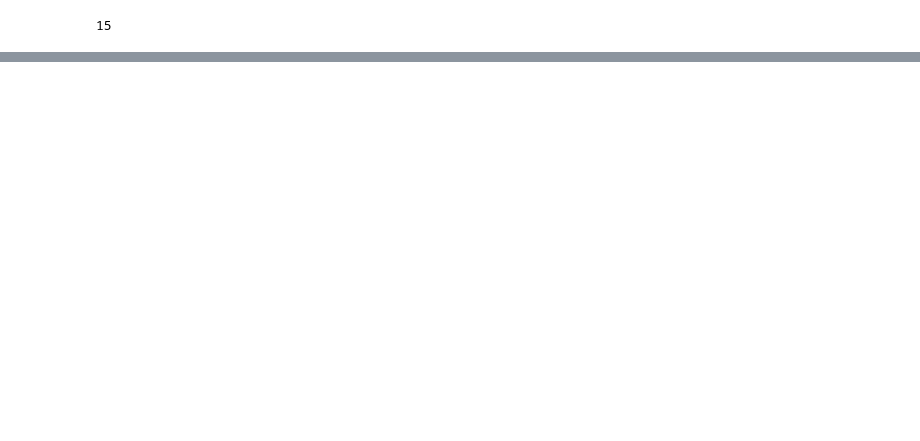
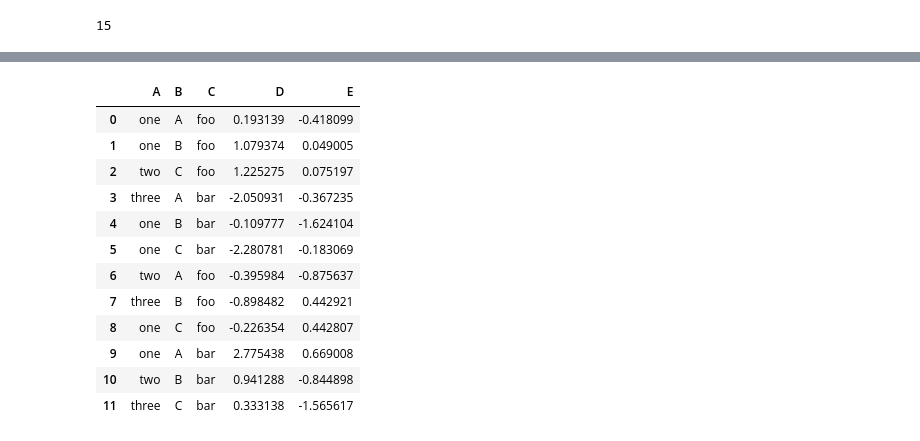
Before and after one commit to kzapfe/AprendiendoComputoLibre, a Jupyter notebook: Python/10minutosdePandas.ipynb, the cells around one changed output, grey strips where cells are left out. Drawn from its saved outputs; the diff is of its cells as text; code cells hidden in the pictures; blank space fills up the shorter version.

```diff
--- a/Python/10minutosdePandas.ipynb
+++ b/Python/10minutosdePandas.ipynb
@@ -414,0 +592,21 @@ dtype: int64
+# %%
+df = pd.DataFrame({'A' : ['one', 'one', 'two', 'three'] * 3,
+   .....:                    'B' : ['A', 'B', 'C'] * 4,
+   .....:                    'C' : ['foo', 'foo', 'foo', 'bar', 'bar', 'bar'] * 2,
+   .....:                    'D' : np.random.randn(12),
+   .....:                    'E' : np.random.randn(12)})
+df
+# %% [output]
+|  | A | B | C | D | E |
+| 0 | one | A | foo | 0.193139 | -0.418099 |
+| 1 | one | B | foo | 1.079374 | 0.049005 |
+| 2 | two | C | foo | 1.225275 | 0.075197 |
+| 3 | three | A | bar | -2.050931 | -0.367235 |
+| 4 | one | B | bar | -0.109777 | -1.624104 |
+| 5 | one | C | bar | -2.280781 | -0.183069 |
+| 6 | two | A | foo | -0.395984 | -0.875637 |
+| 7 | three | B | foo | -0.898482 | 0.442921 |
+| 8 | one | C | foo | -0.226354 | 0.442807 |
+| 9 | one | A | bar | 2.775438 | 0.669008 |
+| 10 | two | B | bar | 0.941288 | -0.844898 |
+| 11 | three | C | bar | 0.333138 | -1.565617 |
```
Also changed, not shown: parts of 69 cells of this notebook.
